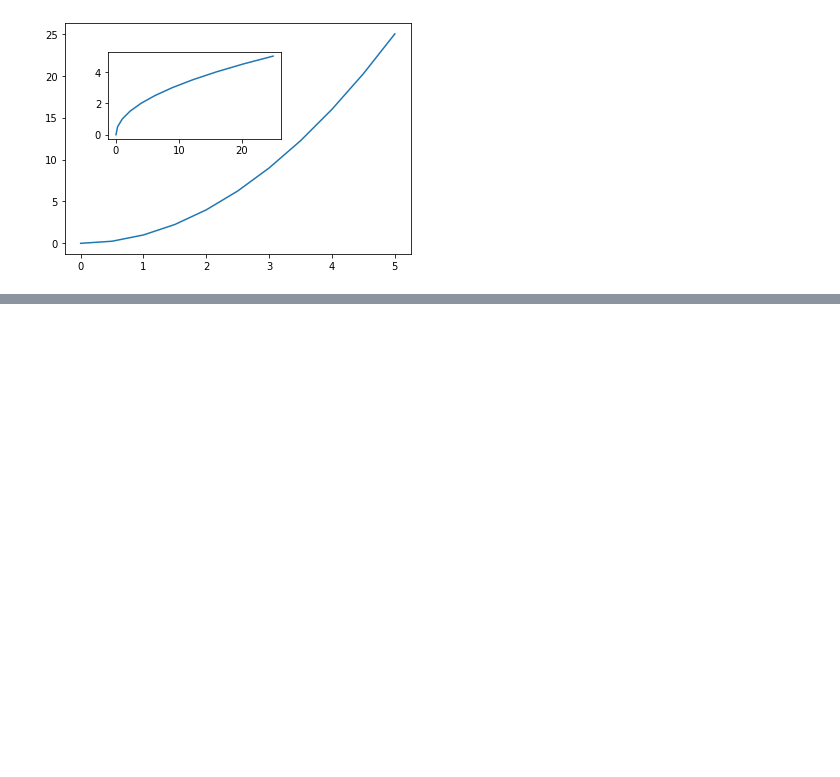
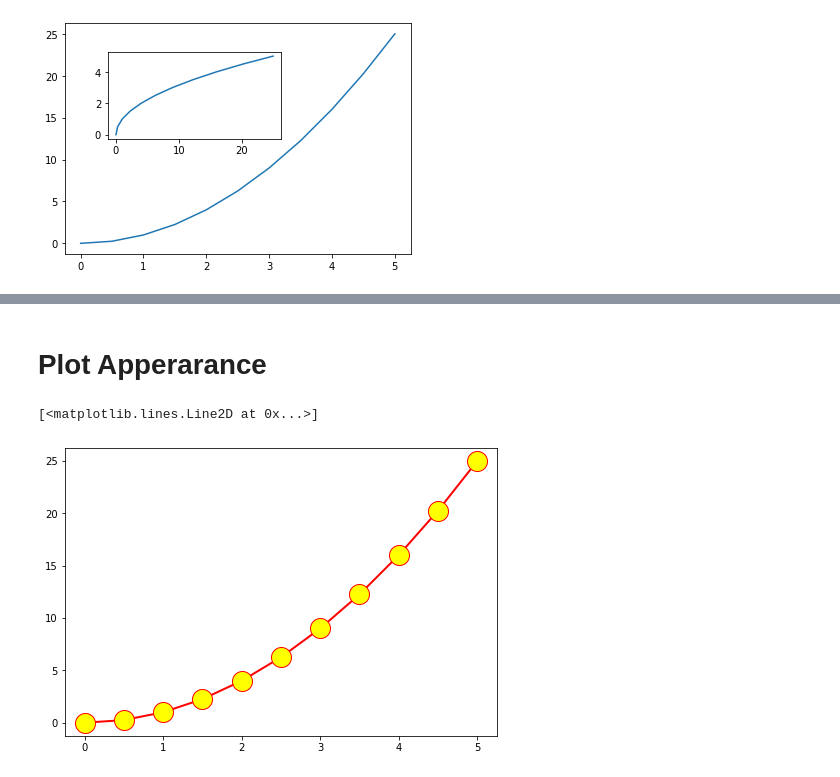
Before and after one commit to Pratikgaikwad1004/Data-Science-Notes, a Jupyter notebook: 5) Data Visualization - Matplotlib/Data Visualization - Matplotlib.ipynb, the cells around one changed output, grey strips where cells are left out. Drawn from its saved outputs; the diff is of its cells as text; code cells hidden in the pictures; blank space fills up the shorter version.

```diff
--- a/5) Data Visualization - Matplotlib/Data Visualization - Matplotlib.ipynb
+++ b/5) Data Visualization - Matplotlib/Data Visualization - Matplotlib.ipynb
@@ -57,0 +97,11 @@ axes2.plot(y, x)
+# %% [markdown]
+# Plot Apperarance
+# %%
+fig = plt.figure()
+
+ax = fig.add_axes([0, 0, 1, 1])
+ax.plot(x, y, color="red", linewidth=2, alpha=1, linestyle='-', marker='o', markersize=20,
+        markerfacecolor='yellow') # We can use RGB Hex code
+# %% [output]
+[<matplotlib.lines.Line2D at 0x...>]
+[figure, added]
```
Also changed, not shown: parts of 5 cells of this notebook, 1 other file.
